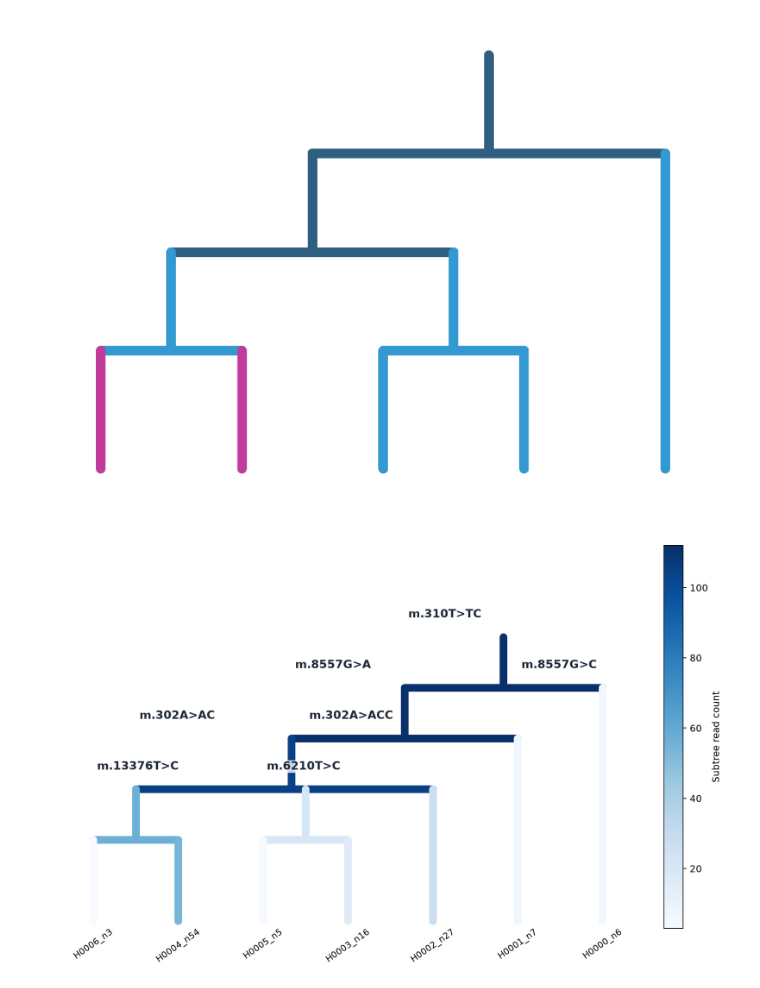
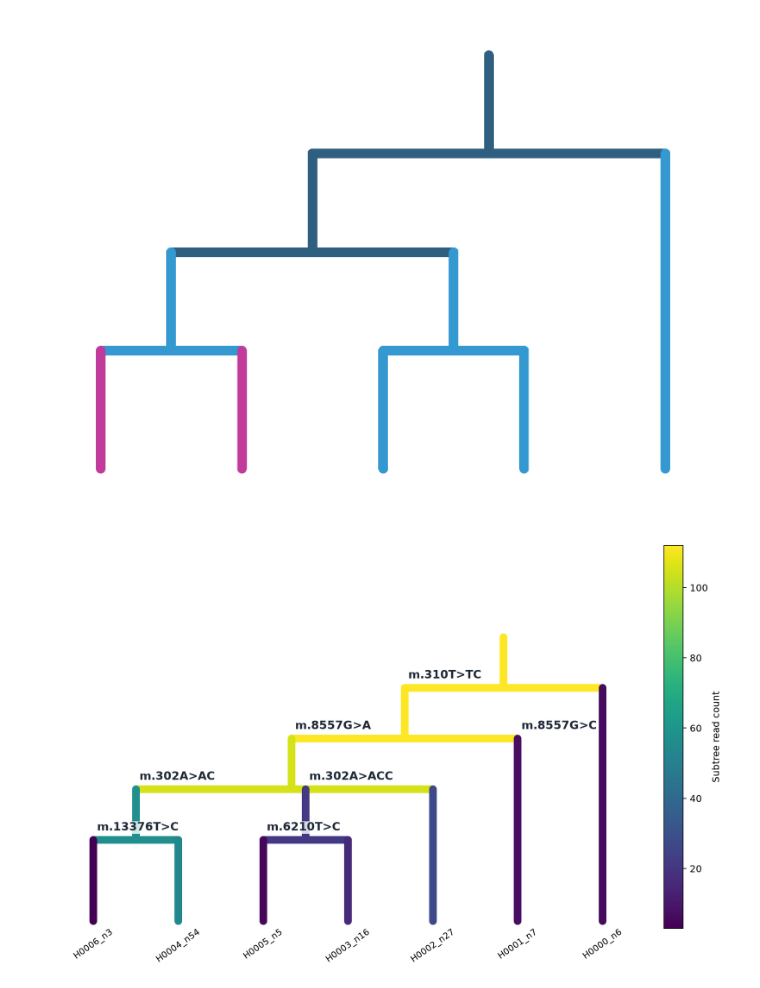
Before and after one commit to broadinstitute/Himito, a Jupyter notebook: initial_tree.ipynb, the cells around one changed output. Saved outputs shown, nothing was run; the diff lists cells and outputs as text; code cells hidden in the pictures.

Commit message:
added plot

```diff
--- a/initial_tree.ipynb
+++ b/initial_tree.ipynb
@@ -404,7 +404,7 @@ def draw_lineage_tree_from_newick(newick_path):
     if vmin == vmax:
         vmax = vmin + 1
     norm = Normalize(vmin=vmin, vmax=vmax)
-    cmap = plt.get_cmap("Blues")
+    cmap = plt.get_cmap("viridis")
 
     lw = 8
     fig, ax = plt.subplots(figsize=(12, 8), dpi=180)
@@ -440,7 +440,7 @@ def draw_lineage_tree_from_newick(newick_path):
             mut = rooted.nodes[v].get("mutation")
             if mut:
                 xm = x[v] + 0.006
-                ym = (y_split + y[v]) / 2 + 0.2
+                ym = (y_split + y[v]) / 2 + 0.02
                 ax.text(
                     xm, ym, mut,
                     fontsize=12, fontweight="bold", color="#1f2937",
@@ -448,31 +448,31 @@ def draw_lineage_tree_from_newick(newick_path):
                     bbox={"facecolor": "white", "edgecolor": "none", "alpha": 0.8, "pad": 0.6}
                 )
 
     # Extend terminals to common tip depth using their incoming branch color.
     for leaf in leaves:
         preds = list(rooted.predecessors(leaf))
         if preds:
             p = preds[0]
             c = edge_color(p, leaf)
         else:
             c = cmap(norm(subtree_reads.get(leaf, 0)))
         seg(x[leaf], y[leaf], x[leaf], tip_y, c)
         ax.text(x[leaf], tip_y - 0.02, leaf, ha="center", va="top", fontsize=9, rotation=35)
 
     # Colorbar legend for read-count gradient.
     sm = cm.ScalarMappable(norm=norm, cmap=cmap)
     sm.set_array([])
     cbar = plt.colorbar(sm, ax=ax, fraction=0.03, pad=0.02)
     cbar.set_label("Subtree read count", rotation=90)
 
     ax.set_xlim(0, 1)
     ax.set_ylim(0.0, 1.25)
     ax.axis("off")
     plt.show()
 
     return rooted, root
 
 # Example with your file
 rooted_nwk, root_nwk = draw_lineage_tree_from_newick("/Users/suhang/Analysis/Himito/HG002test_tree.read_lineage.nwk")
 # %% [output]
-[figure, old version]
+[figure, new version]
```
